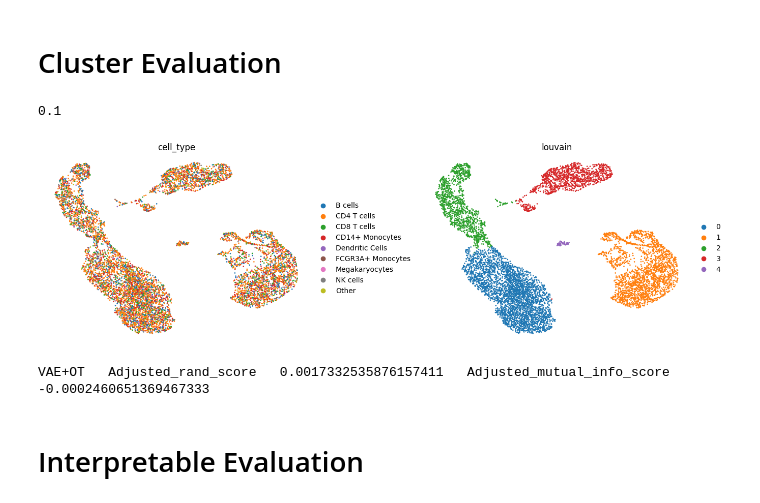
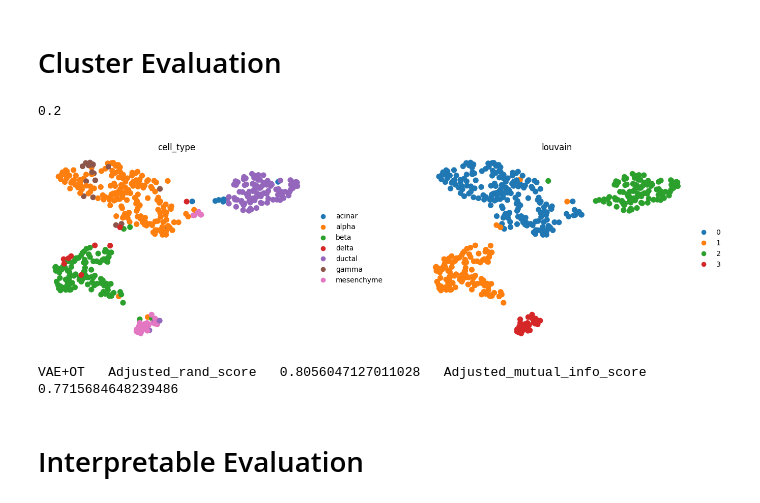
Before and after one commit to medicalxpy/scFastopic, a Jupyter notebook: Clustering and Interpretable Evaluation.ipynb, the cells around one changed output. Cells and saved outputs as stored; diff of their text form; code cells hidden in the pictures.

```diff
--- a/Clustering and Interpretable Evaluation.ipynb
+++ b/Clustering and Interpretable Evaluation.ipynb
@@ -12,42 +12,42 @@ import sys
 sys.path.append('/root/autodl-tmp/scFastopic')
 from genept_alignment import align_genept_for_notebook, load_filtered_genes_from_training_result
 # %%
-dataname = 'PBMC_8k'
+dataname = 'wang'
 # 加载原始数据获取细胞类型标签
 adata_orig = sc.read_h5ad(f'/root/autodl-tmp/scFastopic/data/{dataname}.h5ad')
 
 # 加载cell-topic矩阵作为embedding
 import pickle
 with open(f'/root/autodl-tmp/scFastopic/results/cell_topic/{dataname}_scVI_cell_topic_matrix_20.pkl', 'rb') as f:
     cell_topic_matrix = pickle.load(f)
 
 # 创建AnnData对象
 adata = sc.AnnData(cell_topic_matrix)
 adata.obs['cell_type'] = adata_orig.obs['cell_type'].values[:adata.n_obs]
 
 sc.pp.pca(adata)
 sc.pp.neighbors(adata,use_rep='X')
 maxn = 2
 minn= 0
 list_value = []
 for x in  range(minn, maxn*10):
     sc.tl.louvain(adata,resolution=x/10.0,random_state=0)
     list_value.append(adjusted_rand_score(adata.obs['cell_type'],adata.obs['louvain']))
 sc.tl.louvain(adata,resolution=list_value.index(max(list_value))*0.1,random_state=0)
 print(list_value.index(max(list_value))*0.1)
 sc.tl.umap(adata)
 sc.pl.umap(
     adata,
     color=["cell_type","louvain"],
     wspace = 0.3,
     frameon=False,
     #save = "scE2TM_cluster_"+dataname+".pdf"
 )
 print("VAE+OT   Adjusted_rand_score   "+str(adjusted_rand_score(adata.obs['cell_type'],adata.obs['louvain']))+"   Adjusted_mutual_info_score   "+str(adjusted_mutual_info_score(adata.obs['cell_type'],adata.obs['louvain'])))
 # %% [output]
-0.1
+0.2
-[figure, old version]
+[figure, new version]
-VAE+OT   Adjusted_rand_score   0.0017332535876157411   Adjusted_mutual_info_score   -0.0002460651369467333
+VAE+OT   Adjusted_rand_score   0.8056047127011028   Adjusted_mutual_info_score   0.7715684648239486
 # %% [markdown]
 # Interpretable Evaluation
 # %%
```
Also changed, not shown: 6 other files.
